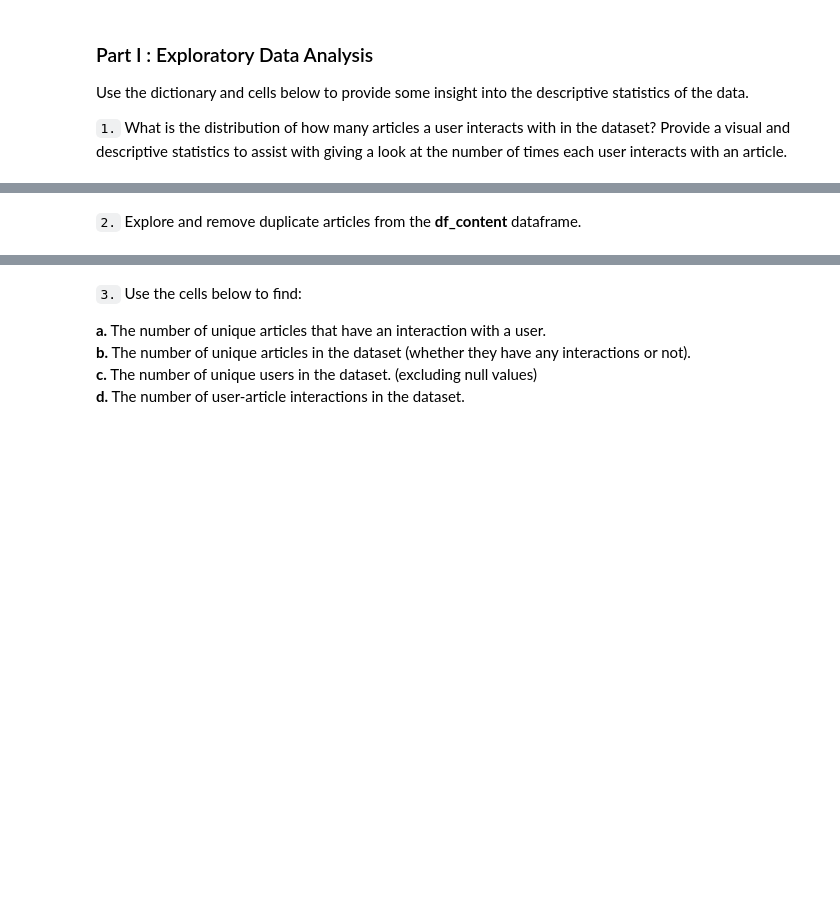
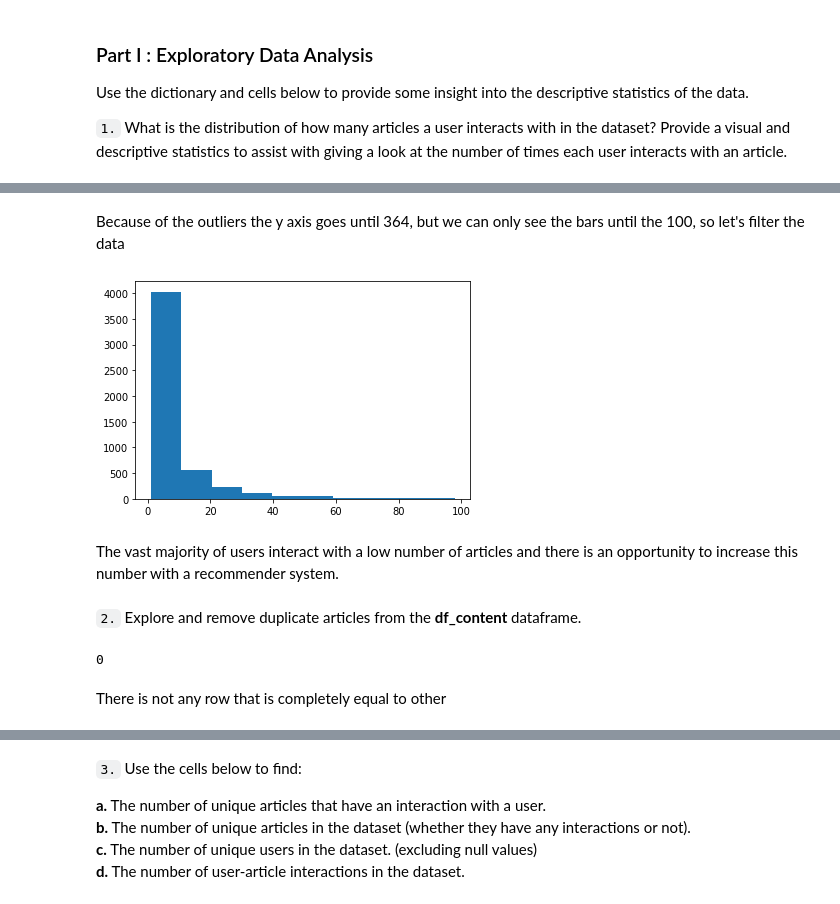
Before and after one commit to jairNeto/ibm-recommender-system, a Jupyter notebook: Recommendations_with_IBM.ipynb, the cells around one changed output, grey strips where cells are left out. Saved outputs shown, nothing was run; the diff lists cells and outputs as text; code cells hidden in the pictures; blank space fills up the shorter version.

```diff
--- a/Recommendations_with_IBM.ipynb
+++ b/Recommendations_with_IBM.ipynb
@@ -47,3 +85,11 @@ Use the dictionary and cells below to provide some insight into the descriptive
+# %% [markdown]
+Because of the outliers the y axis goes until 364, but we can only see the bars until the 100, so let's filter the data
+# %%
+plt.hist(df_grouped_email[df_grouped_email <= 100], bins=10);
+# %% [output]
+[figure, added]
+# %% [markdown]
+The vast majority of users interact with a low number of articles and there is an opportunity to increase this number with a recommender system.
 # %%
 # Fill in the median and maximum number of user_article interactios below
 
@@ -53,3 +99,8 @@ max_views_by_user = # The maximum number of user-article interactions by any 1 u
 `2.` Explore and remove duplicate articles from the **df_content** dataframe.
 # %%
 # Find and explore duplicate articles
+df_content.duplicated().sum()
+# %% [output]
+0
+# %% [markdown]
+There is not any row that is completely equal to other
```
Also changed, not shown: parts of 58 cells of this notebook.
